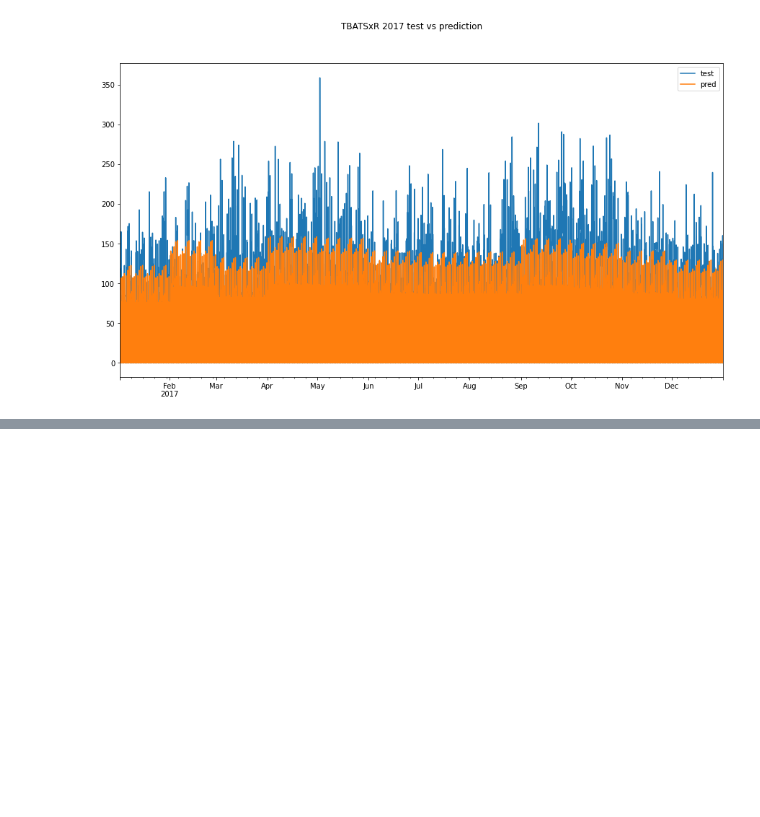
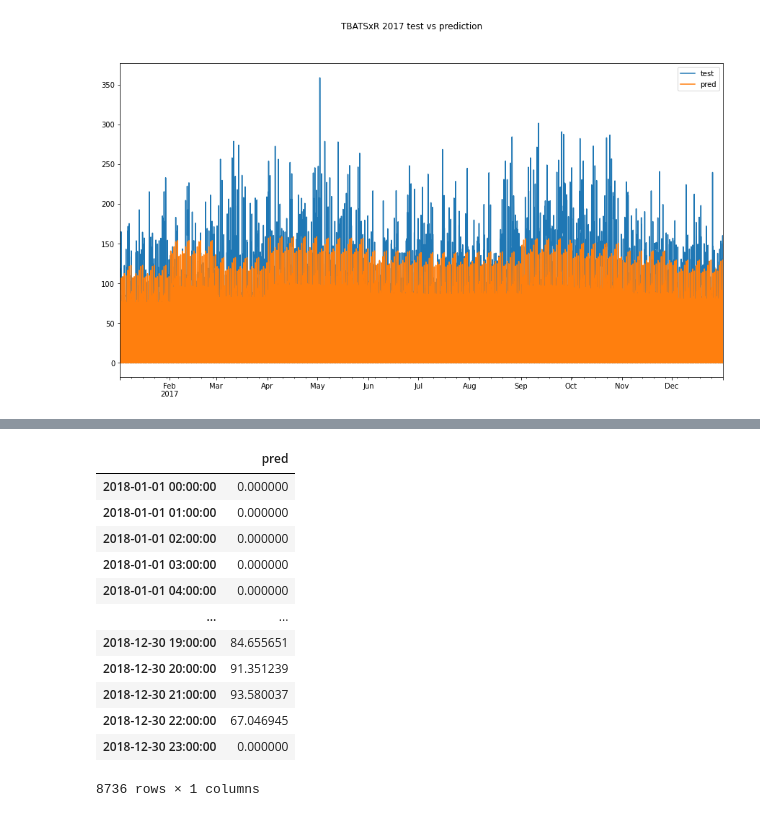
Before and after one commit to tc18fwd/SpringBoard, a Jupyter notebook: Capstone Two/Capstone 2 Finalized Codes.ipynb, the cells around one changed output, grey strips where cells are left out. Saved outputs shown, nothing was run; the diff lists cells and outputs as text; code cells hidden in the pictures; blank space fills up the shorter version.

```diff
--- a/Capstone Two/Capstone 2 Finalized Codes.ipynb
+++ b/Capstone Two/Capstone 2 Finalized Codes.ipynb
@@ -437,0 +441,31 @@ plt.show()
+# %%
+# set the train and test data
+train = dfts24.sales #both 2016 and 2017
+test = bl_df # the average of 2016 and 2017
+
+# get the TBATS model and prediction for 2017
+tbats = TBATS(seasonal_periods=(24, 168, (365.25*24))).fit(train)
+
+# get the prediction for 2018
+pred = tbats.forecast(steps=(len(test)))
+
+# turn it to dataframe with correct index as time series
+TBATS_pred2018 = pd.DataFrame({
+    'pred': pred,
+}, index=pd.date_range('2018-01-01', periods=len(pred), freq='h'))
+# clean the prediction according to store hours
+TBATS_pred2018 = store_hour(TBATS_pred2018)
+# %% [output]
+|  | pred |
+| 2018-01-01 00:00:00 | 0.000000 |
+| 2018-01-01 01:00:00 | 0.000000 |
+| 2018-01-01 02:00:00 | 0.000000 |
+| 2018-01-01 03:00:00 | 0.000000 |
+| 2018-01-01 04:00:00 | 0.000000 |
+| ... | ... |
+| 2018-12-30 19:00:00 | 84.655651 |
+| 2018-12-30 20:00:00 | 91.351239 |
+| 2018-12-30 21:00:00 | 93.580037 |
+| 2018-12-30 22:00:00 | 67.046945 |
+| 2018-12-30 23:00:00 | 0.000000 |
+8736 rows × 1 columns
```
Also changed, not shown: parts of 24 cells of this notebook, 16 other files.
